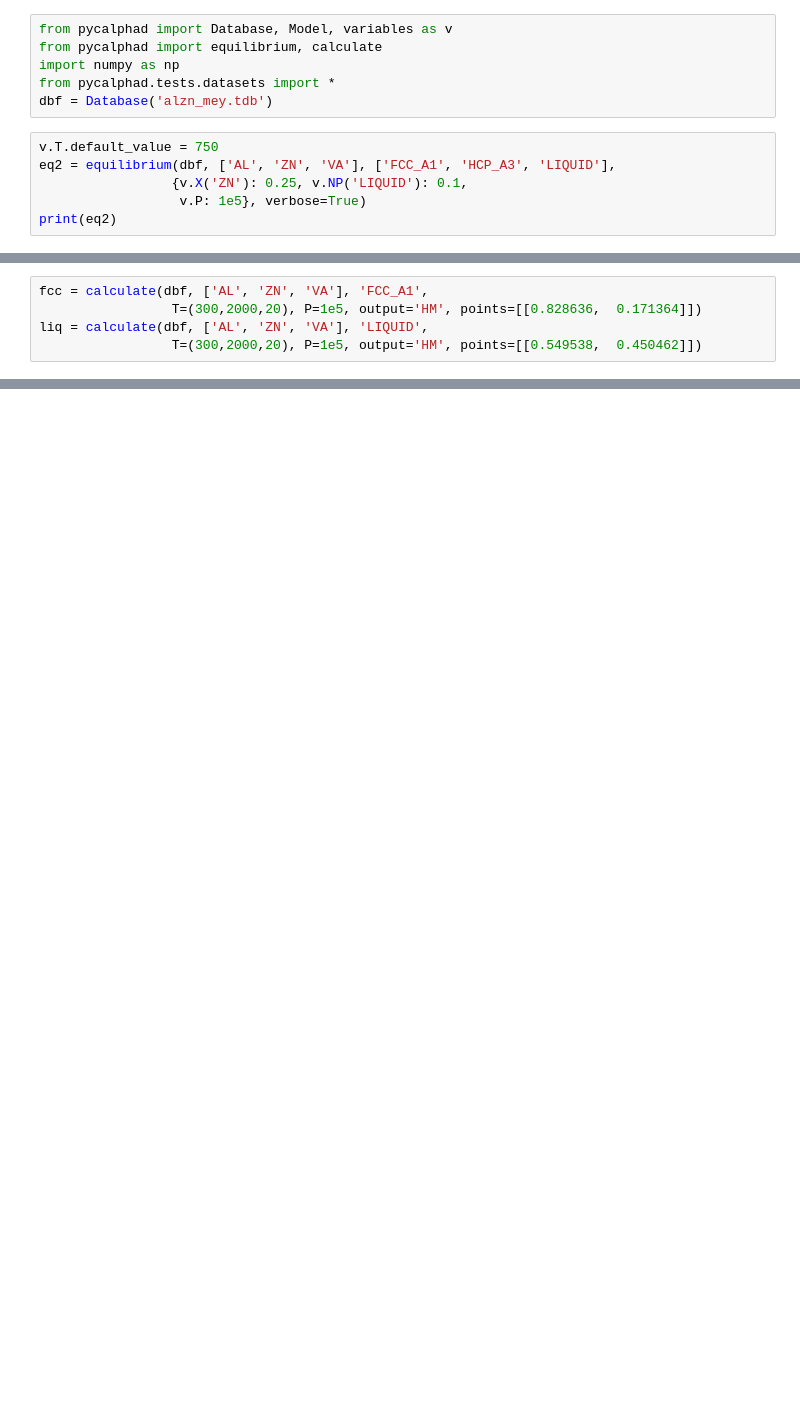
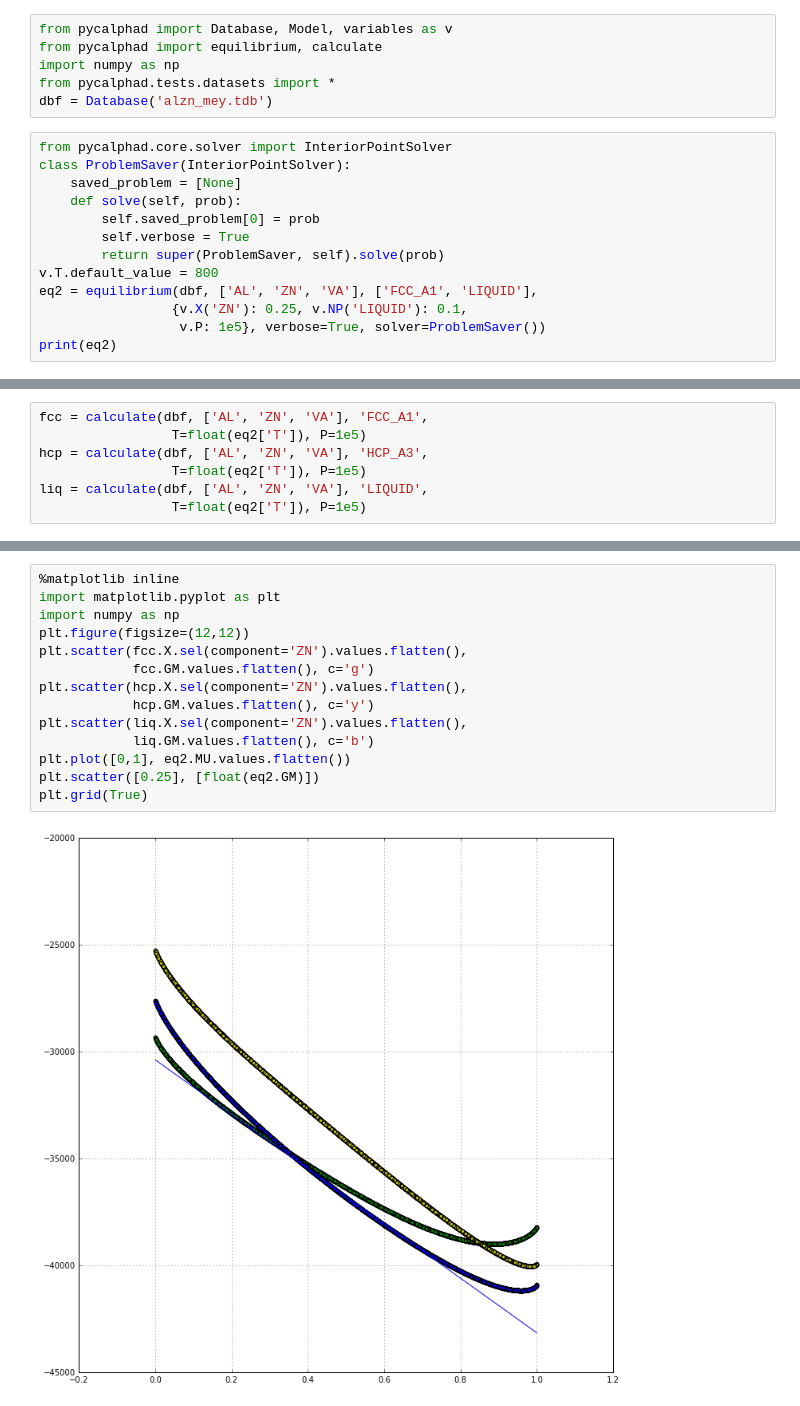
Before and after one commit to richardotis/pycalphad-sandbox, a Jupyter notebook: NP-Conditions.ipynb, the cells around one changed output, grey strips where cells are left out. Saved outputs shown, nothing was run; the diff lists cells and outputs as text; blank space fills up the shorter version.

```diff
--- a/NP-Conditions.ipynb
+++ b/NP-Conditions.ipynb
@@ -5,10 +5,17 @@ import numpy as np
 from pycalphad.tests.datasets import *
 dbf = Database('alzn_mey.tdb')
 # %%
-v.T.default_value = 750
-eq2 = equilibrium(dbf, ['AL', 'ZN', 'VA'], ['FCC_A1', 'HCP_A3', 'LIQUID'],
+from pycalphad.core.solver import InteriorPointSolver
+class ProblemSaver(InteriorPointSolver):
+    saved_problem = [None]
+    def solve(self, prob):
+        self.saved_problem[0] = prob
+        self.verbose = True
+        return super(ProblemSaver, self).solve(prob)
+v.T.default_value = 800
+eq2 = equilibrium(dbf, ['AL', 'ZN', 'VA'], ['FCC_A1', 'LIQUID'],
                  {v.X('ZN'): 0.25, v.NP('LIQUID'): 0.1,
-                  v.P: 1e5}, verbose=True)
+                  v.P: 1e5}, verbose=True, solver=ProblemSaver())
 print(eq2)
 # %% [output]
 Components: AL VA ZN
@@ -41,5 +51,7 @@ Coordinates:
 # %%
 fcc = calculate(dbf, ['AL', 'ZN', 'VA'], 'FCC_A1',
-                 T=(300,2000,20), P=1e5, output='HM', points=[[0.828636,  0.171364]])
+                 T=float(eq2['T']), P=1e5)
+hcp = calculate(dbf, ['AL', 'ZN', 'VA'], 'HCP_A3',
+                 T=float(eq2['T']), P=1e5)
 liq = calculate(dbf, ['AL', 'ZN', 'VA'], 'LIQUID',
-                 T=(300,2000,20), P=1e5, output='HM', points=[[0.549538,  0.450462]])
+                 T=float(eq2['T']), P=1e5)
@@ -55 +58,17 @@ plt.grid(True)
+# %%
+%matplotlib inline
+import matplotlib.pyplot as plt
+import numpy as np
+plt.figure(figsize=(12,12))
+plt.scatter(fcc.X.sel(component='ZN').values.flatten(),
+            fcc.GM.values.flatten(), c='g')
+plt.scatter(hcp.X.sel(component='ZN').values.flatten(),
+            hcp.GM.values.flatten(), c='y')
+plt.scatter(liq.X.sel(component='ZN').values.flatten(),
+            liq.GM.values.flatten(), c='b')
+plt.plot([0,1], eq2.MU.values.flatten())
+plt.scatter([0.25], [float(eq2.GM)])
+plt.grid(True)
+# %% [output]
+[figure, added]
 # %%
```
Also changed, not shown: parts of 8 cells of this notebook.
